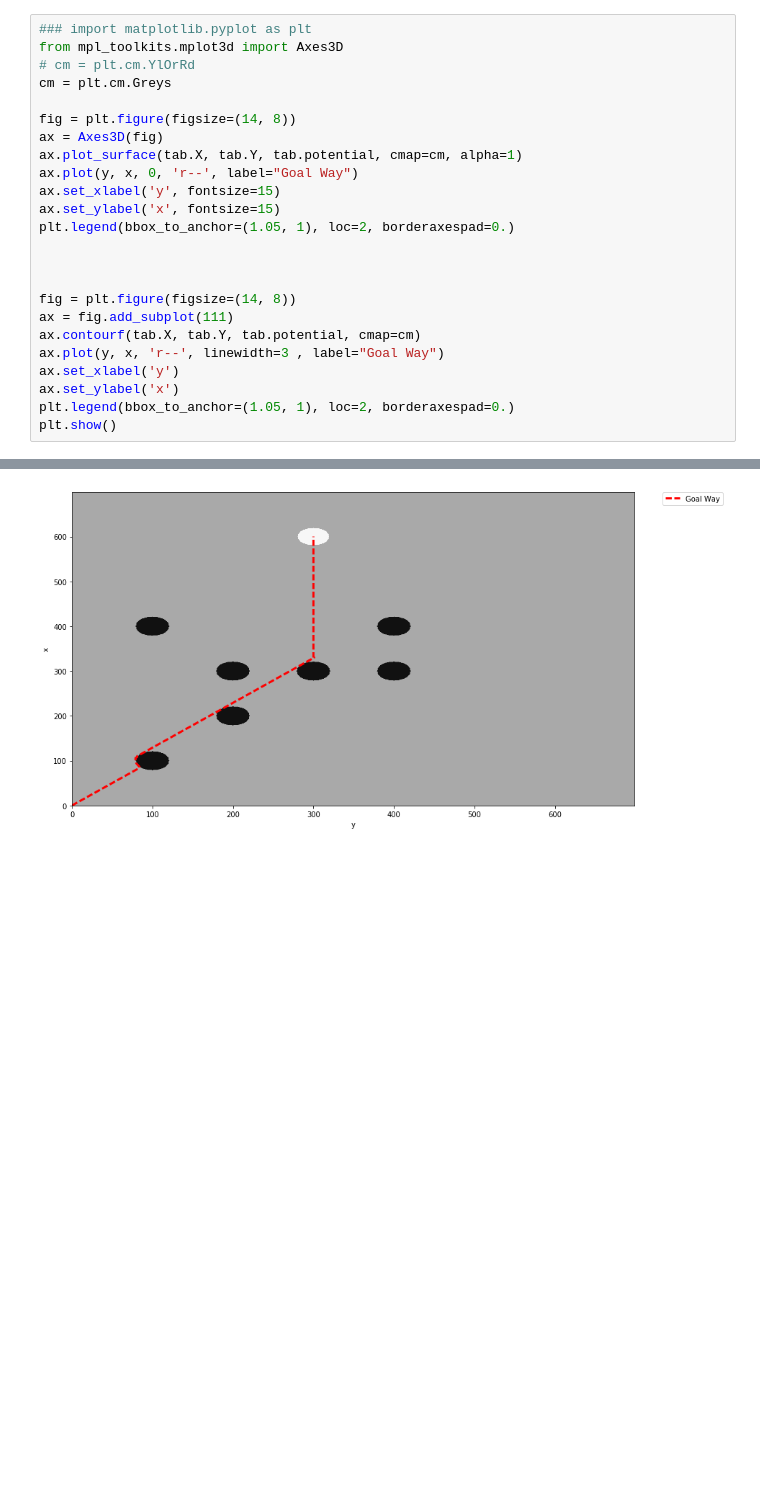
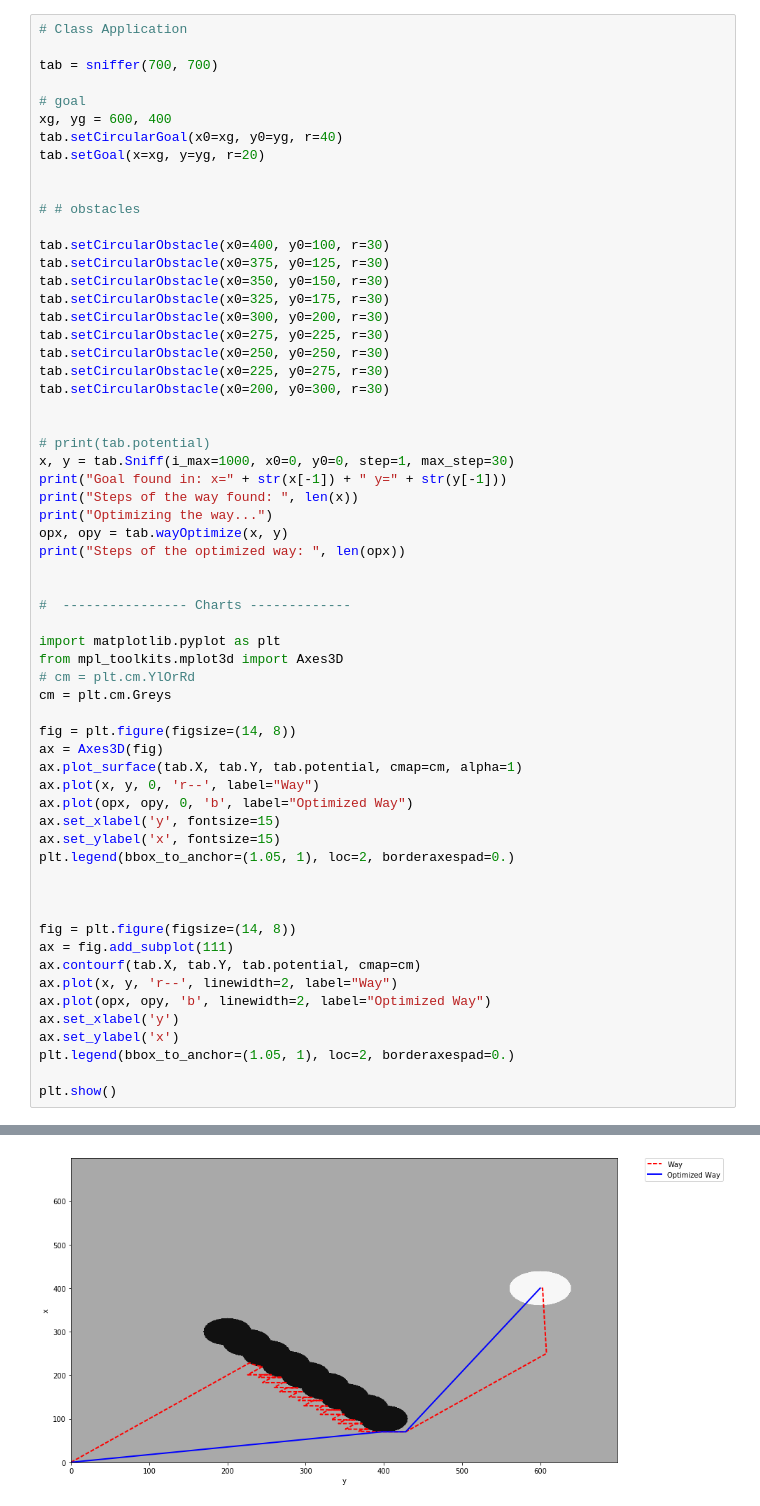
Before and after one commit to HugoSoaresFontes/sniffer, a Jupyter notebook: tutorial.ipynb, the cells around one changed output, grey strips where cells are left out. Cells and saved outputs as stored; diff of their text form; blank space fills up the shorter version.

```diff
--- a/tutorial.ipynb
+++ b/tutorial.ipynb
@@ -228,5 +352,39 @@ Goal found in: x=600 y=300
 # %%
-### import matplotlib.pyplot as plt
+# Class Application
+
+tab = sniffer(700, 700)
+
+# goal
+xg, yg = 600, 400
+tab.setCircularGoal(x0=xg, y0=yg, r=40)
+tab.setGoal(x=xg, y=yg, r=20)
+
+
+# # obstacles
+
+tab.setCircularObstacle(x0=400, y0=100, r=30)
+tab.setCircularObstacle(x0=375, y0=125, r=30)
+tab.setCircularObstacle(x0=350, y0=150, r=30)
+tab.setCircularObstacle(x0=325, y0=175, r=30)
+tab.setCircularObstacle(x0=300, y0=200, r=30)
+tab.setCircularObstacle(x0=275, y0=225, r=30)
+tab.setCircularObstacle(x0=250, y0=250, r=30)
+tab.setCircularObstacle(x0=225, y0=275, r=30)
+tab.setCircularObstacle(x0=200, y0=300, r=30)
+
+
+# print(tab.potential)
+x, y = tab.Sniff(i_max=1000, x0=0, y0=0, step=1, max_step=30)
+print("Goal found in: x=" + str(x[-1]) + " y=" + str(y[-1]))
+print("Steps of the way found: ", len(x))
+print("Optimizing the way...")
+opx, opy = tab.wayOptimize(x, y)
+print("Steps of the optimized way: ", len(opx))
+
+
+#  ---------------- Charts -------------
+
+import matplotlib.pyplot as plt
 from mpl_toolkits.mplot3d import Axes3D
 # cm = plt.cm.YlOrRd
 cm = plt.cm.Greys
@@ -234,7 +392,8 @@ cm = plt.cm.Greys
 fig = plt.figure(figsize=(14, 8))
 ax = Axes3D(fig)
 ax.plot_surface(tab.X, tab.Y, tab.potential, cmap=cm, alpha=1)
-ax.plot(y, x, 0, 'r--', label="Goal Way")
+ax.plot(x, y, 0, 'r--', label="Way")
+ax.plot(opx, opy, 0, 'b', label="Optimized Way")
 ax.set_xlabel('y', fontsize=15)
 ax.set_ylabel('x', fontsize=15)
 plt.legend(bbox_to_anchor=(1.05, 1), loc=2, borderaxespad=0.)
@@ -244,9 +403,11 @@ plt.legend(bbox_to_anchor=(1.05, 1), loc=2, borderaxespad=0.)
 fig = plt.figure(figsize=(14, 8))
 ax = fig.add_subplot(111)
 ax.contourf(tab.X, tab.Y, tab.potential, cmap=cm)
-ax.plot(y, x, 'r--', linewidth=3 , label="Goal Way")
+ax.plot(x, y, 'r--', linewidth=2, label="Way")
+ax.plot(opx, opy, 'b', linewidth=2, label="Optimized Way")
 ax.set_xlabel('y')
 ax.set_ylabel('x')
 plt.legend(bbox_to_anchor=(1.05, 1), loc=2, borderaxespad=0.)
+
 plt.show()
 # %% [output]
@@ -254 +422 @@ plt.show()
-[figure, old version]
+[figure, new version]
```
Also changed, not shown: parts of 10 cells of this notebook.
